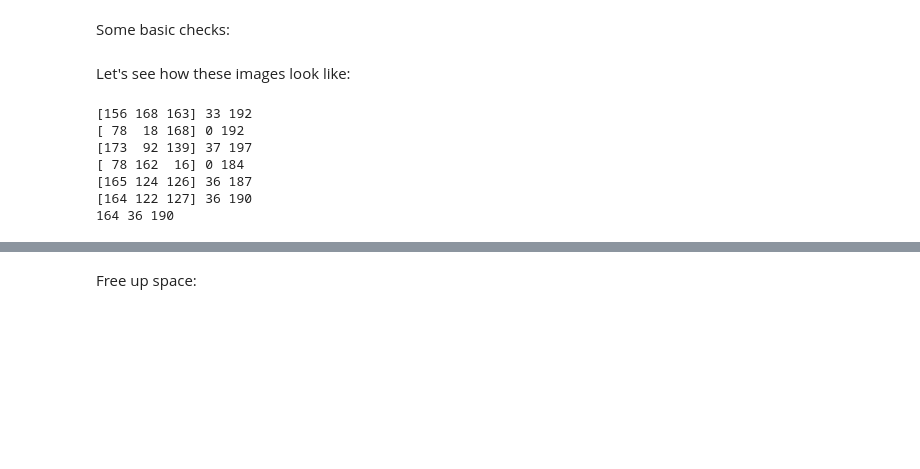
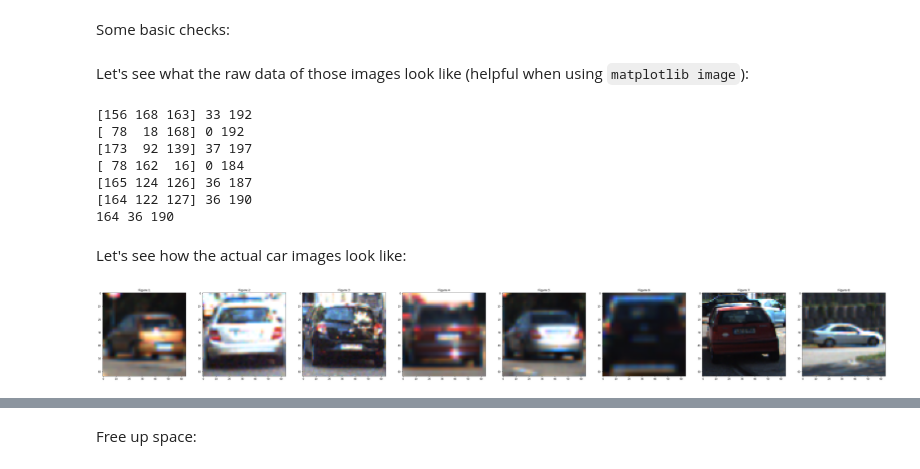
Before and after one commit to Danziger/CarND-T1-P5-Vehicle-Detection, a Jupyter notebook: src/notebooks/Feature Extraction & Classifier Creation and Training.ipynb, the cells around one changed output, grey strips where cells are left out. Saved outputs shown, nothing was run; the diff lists cells and outputs as text; code cells hidden in the pictures; blank space fills up the shorter version.

Commit message:
Adds images for the write up.

```diff
--- a/src/notebooks/Feature Extraction & Classifier Creation and Training.ipynb
+++ b/src/notebooks/Feature Extraction & Classifier Creation and Training.ipynb
@@ -191,21 +193,31 @@ assert len(imgs_no_cars_hls) == count_no_cars
 assert len(imgs_no_cars_yuv) == count_no_cars
 assert len(imgs_no_cars_ycrcb) == count_no_cars
 assert len(imgs_no_cars_gray) == count_no_cars
+# %% [markdown]
+Let's see what the raw data of those images look like (helpful when using `matplotlib image`):
+# %%
+
+print(imgs_cars_rgb[0][0, 0], np.amin(imgs_cars_rgb[0]), np.amax(imgs_cars_rgb[0]))
+print(imgs_cars_hsv[0][0, 0], np.amin(imgs_cars_hsv[0]), np.amax(imgs_cars_hsv[0]))
+print(imgs_cars_luv[0][0, 0], np.amin(imgs_cars_luv[0]), np.amax(imgs_cars_luv[0]))
+print(imgs_cars_hls[0][0, 0], np.amin(imgs_cars_hls[0]), np.amax(imgs_cars_hls[0]))
+print(imgs_cars_yuv[0][0, 0], np.amin(imgs_cars_yuv[0]), np.amax(imgs_cars_yuv[0]))
+print(imgs_cars_ycrcb[0][0, 0], np.amin(imgs_cars_ycrcb[0]), np.amax(imgs_cars_ycrcb[0]))
+print(imgs_cars_gray[0][0, 0], np.amin(imgs_cars_gray[0]), np.amax(imgs_cars_gray[0]))
+# %% [output]
+[156 168 163] 33 192
+[ 78  18 168] 0 192
+[173  92 139] 37 197
+[ 78 162  16] 0 184
+[165 124 126] 36 187
+[164 122 127] 36 190
+164 36 190
 # %% [markdown]
-Let's see how these images look like:
+Let's see how the actual car images look like:
-# %%
-print(imgs_cars_rgb[0][0, 0], np.amin(imgs_cars_rgb[0]), np.amax(imgs_cars_rgb[0]))
-print(imgs_cars_hsv[0][0, 0], np.amin(imgs_cars_hsv[0]), np.amax(imgs_cars_hsv[0]))
-print(imgs_cars_luv[0][0, 0], np.amin(imgs_cars_luv[0]), np.amax(imgs_cars_luv[0]))
-print(imgs_cars_hls[0][0, 0], np.amin(imgs_cars_hls[0]), np.amax(imgs_cars_hls[0]))
-print(imgs_cars_yuv[0][0, 0], np.amin(imgs_cars_yuv[0]), np.amax(imgs_cars_yuv[0]))
-print(imgs_cars_ycrcb[0][0, 0], np.amin(imgs_cars_ycrcb[0]), np.amax(imgs_cars_ycrcb[0]))
-print(imgs_cars_gray[0][0, 0], np.amin(imgs_cars_gray[0]), np.amax(imgs_cars_gray[0]))
-# %% [output]
-[156 168 163] 33 192
-[ 78  18 168] 0 192
-[173  92 139] 37 197
-[ 78 162  16] 0 184
-[165 124 126] 36 187
-[164 122 127] 36 190
-164 36 190
+# %%
+
+start = np.random.randint(0, count_cars)
+
+PLT.showAll(imgs_cars_rgb[start:start+8], 8,)
+# %% [output]
+[figure, added]
```
Also changed, not shown: parts of 13 cells of this notebook, 19 other files.
